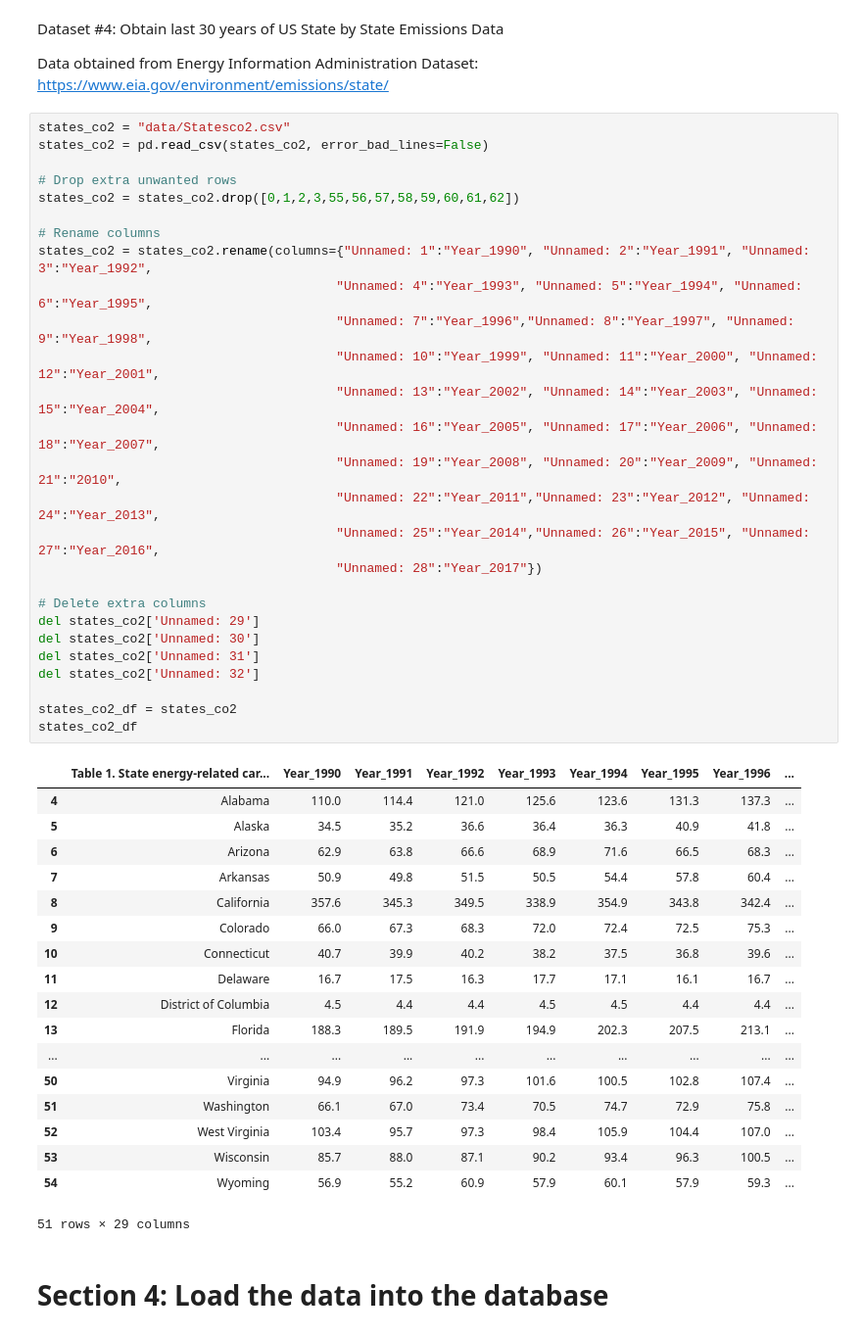
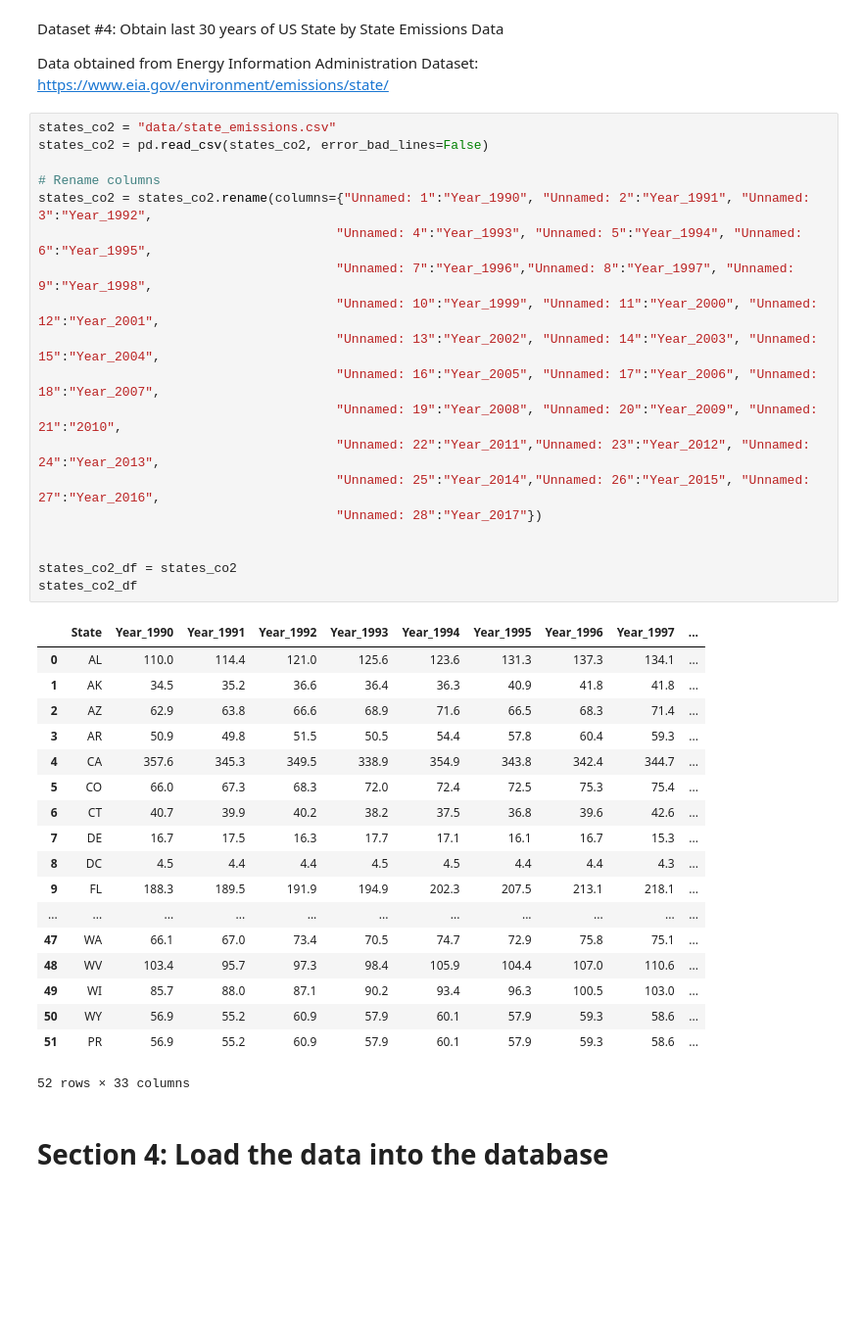
Before and after one commit to allychau/visualize_me_captain, a Jupyter notebook: master_load_tables.ipynb, the cells around one changed output. Shown: that part at 98% size. Drawn from its saved outputs; the diff is of its cells as text; blank space fills up the shorter version.

Commit message:
using state abbreviations

```diff
--- a/master_load_tables.ipynb
+++ b/master_load_tables.ipynb
@@ -171,51 +171,43 @@ Dataset #4: Obtain last 30 years of US State by State Emissions Data
 
 Data obtained from Energy Information Administration Dataset: https://www.eia.gov/environment/emissions/state/
 # %%
-states_co2 = "data/Statesco2.csv"
+states_co2 = "data/state_emissions.csv"
 states_co2 = pd.read_csv(states_co2, error_bad_lines=False)
-
-# Drop extra unwanted rows
-states_co2 = states_co2.drop([0,1,2,3,55,56,57,58,59,60,61,62])
 
 # Rename columns
 states_co2 = states_co2.rename(columns={"Unnamed: 1":"Year_1990", "Unnamed: 2":"Year_1991", "Unnamed: 3":"Year_1992",
                                        "Unnamed: 4":"Year_1993", "Unnamed: 5":"Year_1994", "Unnamed: 6":"Year_1995",
                                        "Unnamed: 7":"Year_1996","Unnamed: 8":"Year_1997", "Unnamed: 9":"Year_1998",
                                        "Unnamed: 10":"Year_1999", "Unnamed: 11":"Year_2000", "Unnamed: 12":"Year_2001",
                                        "Unnamed: 13":"Year_2002", "Unnamed: 14":"Year_2003", "Unnamed: 15":"Year_2004",
                                        "Unnamed: 16":"Year_2005", "Unnamed: 17":"Year_2006", "Unnamed: 18":"Year_2007",
                                        "Unnamed: 19":"Year_2008", "Unnamed: 20":"Year_2009", "Unnamed: 21":"2010",
                                        "Unnamed: 22":"Year_2011","Unnamed: 23":"Year_2012", "Unnamed: 24":"Year_2013",
                                        "Unnamed: 25":"Year_2014","Unnamed: 26":"Year_2015", "Unnamed: 27":"Year_2016",
                                        "Unnamed: 28":"Year_2017"})
 
-# Delete extra columns
-del states_co2['Unnamed: 29']
-del states_co2['Unnamed: 30']
-del states_co2['Unnamed: 31']
-del states_co2['Unnamed: 32']
 
 states_co2_df = states_co2
 states_co2_df
 # %% [output]
-|  | Table 1. State energy-related car... | Year_1990 | Year_1991 | Year_1992 | Year_1993 | Year_1994 | Year_1995 | Year_1996 | ... |
-| 4 | Alabama | 110.0 | 114.4 | 121.0 | 125.6 | 123.6 | 131.3 | 137.3 | ... |
-| 5 | Alaska | 34.5 | 35.2 | 36.6 | 36.4 | 36.3 | 40.9 | 41.8 | ... |
-| 6 | Arizona | 62.9 | 63.8 | 66.6 | 68.9 | 71.6 | 66.5 | 68.3 | ... |
-| 7 | Arkansas | 50.9 | 49.8 | 51.5 | 50.5 | 54.4 | 57.8 | 60.4 | ... |
-| 8 | California | 357.6 | 345.3 | 349.5 | 338.9 | 354.9 | 343.8 | 342.4 | ... |
-| 9 | Colorado | 66.0 | 67.3 | 68.3 | 72.0 | 72.4 | 72.5 | 75.3 | ... |
-| 10 | Connecticut | 40.7 | 39.9 | 40.2 | 38.2 | 37.5 | 36.8 | 39.6 | ... |
-| 11 | Delaware | 16.7 | 17.5 | 16.3 | 17.7 | 17.1 | 16.1 | 16.7 | ... |
-| 12 | District of Columbia | 4.5 | 4.4 | 4.4 | 4.5 | 4.5 | 4.4 | 4.4 | ... |
-| 13 | Florida | 188.3 | 189.5 | 191.9 | 194.9 | 202.3 | 207.5 | 213.1 | ... |
-| ... | ... | ... | ... | ... | ... | ... | ... | ... | ... |
-| 50 | Virginia | 94.9 | 96.2 | 97.3 | 101.6 | 100.5 | 102.8 | 107.4 | ... |
-| 51 | Washington | 66.1 | 67.0 | 73.4 | 70.5 | 74.7 | 72.9 | 75.8 | ... |
-| 52 | West Virginia | 103.4 | 95.7 | 97.3 | 98.4 | 105.9 | 104.4 | 107.0 | ... |
-| 53 | Wisconsin | 85.7 | 88.0 | 87.1 | 90.2 | 93.4 | 96.3 | 100.5 | ... |
-| 54 | Wyoming | 56.9 | 55.2 | 60.9 | 57.9 | 60.1 | 57.9 | 59.3 | ... |
+|  | State | Year_1990 | Year_1991 | Year_1992 | Year_1993 | Year_1994 | Year_1995 | Year_1996 | Year_1997 | ... |
+| 0 | AL | 110.0 | 114.4 | 121.0 | 125.6 | 123.6 | 131.3 | 137.3 | 134.1 | ... |
+| 1 | AK | 34.5 | 35.2 | 36.6 | 36.4 | 36.3 | 40.9 | 41.8 | 41.8 | ... |
+| 2 | AZ | 62.9 | 63.8 | 66.6 | 68.9 | 71.6 | 66.5 | 68.3 | 71.4 | ... |
+| 3 | AR | 50.9 | 49.8 | 51.5 | 50.5 | 54.4 | 57.8 | 60.4 | 59.3 | ... |
+| 4 | CA | 357.6 | 345.3 | 349.5 | 338.9 | 354.9 | 343.8 | 342.4 | 344.7 | ... |
+| 5 | CO | 66.0 | 67.3 | 68.3 | 72.0 | 72.4 | 72.5 | 75.3 | 75.4 | ... |
+| 6 | CT | 40.7 | 39.9 | 40.2 | 38.2 | 37.5 | 36.8 | 39.6 | 42.6 | ... |
+| 7 | DE | 16.7 | 17.5 | 16.3 | 17.7 | 17.1 | 16.1 | 16.7 | 15.3 | ... |
+| 8 | DC | 4.5 | 4.4 | 4.4 | 4.5 | 4.5 | 4.4 | 4.4 | 4.3 | ... |
+| 9 | FL | 188.3 | 189.5 | 191.9 | 194.9 | 202.3 | 207.5 | 213.1 | 218.1 | ... |
+| ... | ... | ... | ... | ... | ... | ... | ... | ... | ... | ... |
+| 47 | WA | 66.1 | 67.0 | 73.4 | 70.5 | 74.7 | 72.9 | 75.8 | 75.1 | ... |
+| 48 | WV | 103.4 | 95.7 | 97.3 | 98.4 | 105.9 | 104.4 | 107.0 | 110.6 | ... |
+| 49 | WI | 85.7 | 88.0 | 87.1 | 90.2 | 93.4 | 96.3 | 100.5 | 103.0 | ... |
+| 50 | WY | 56.9 | 55.2 | 60.9 | 57.9 | 60.1 | 57.9 | 59.3 | 58.6 | ... |
+| 51 | PR | 56.9 | 55.2 | 60.9 | 57.9 | 60.1 | 57.9 | 59.3 | 58.6 | ... |
-51 rows × 29 columns
+52 rows × 33 columns
 # %% [markdown]
 # Section 4: Load the data into the database
 # %%
```
